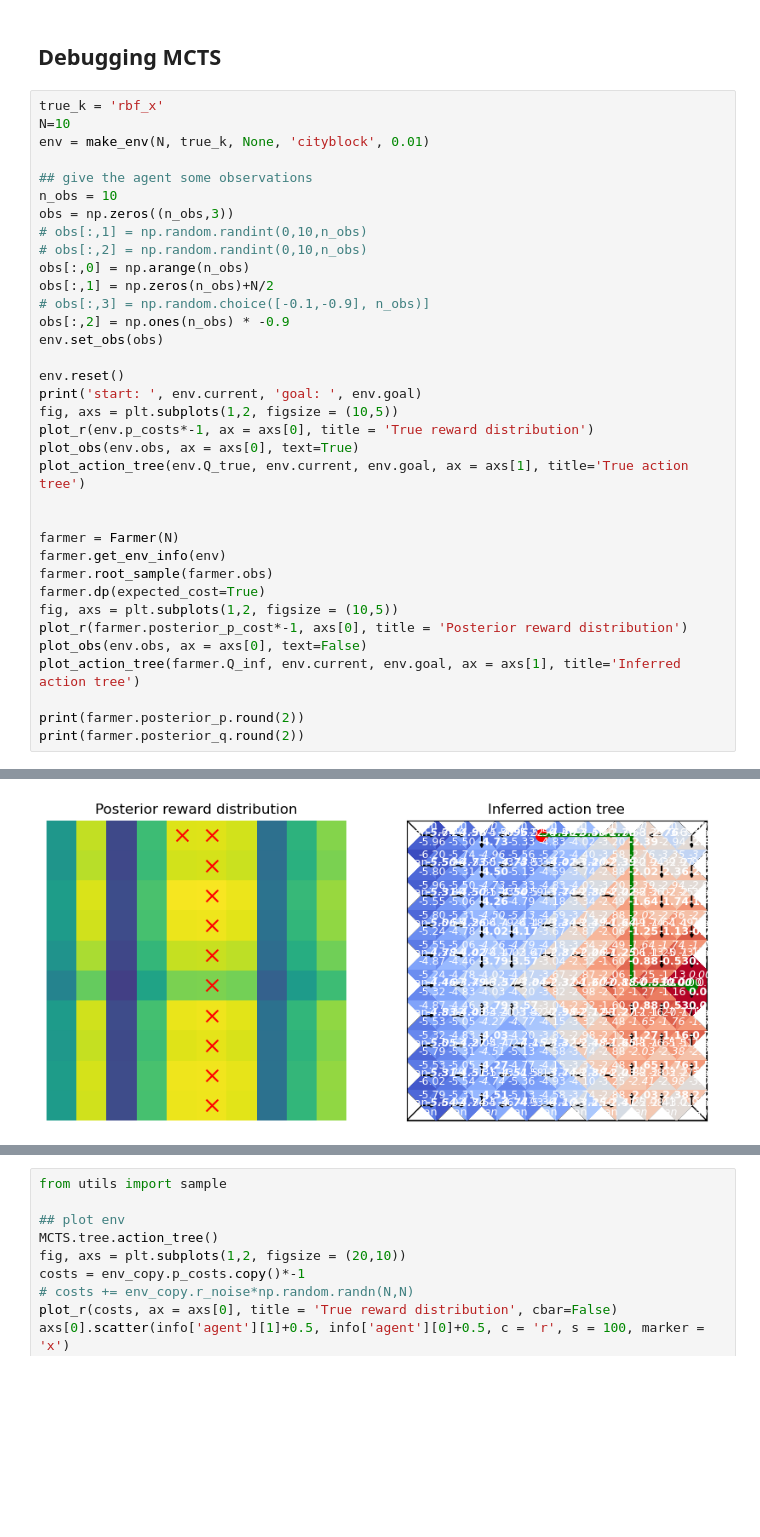
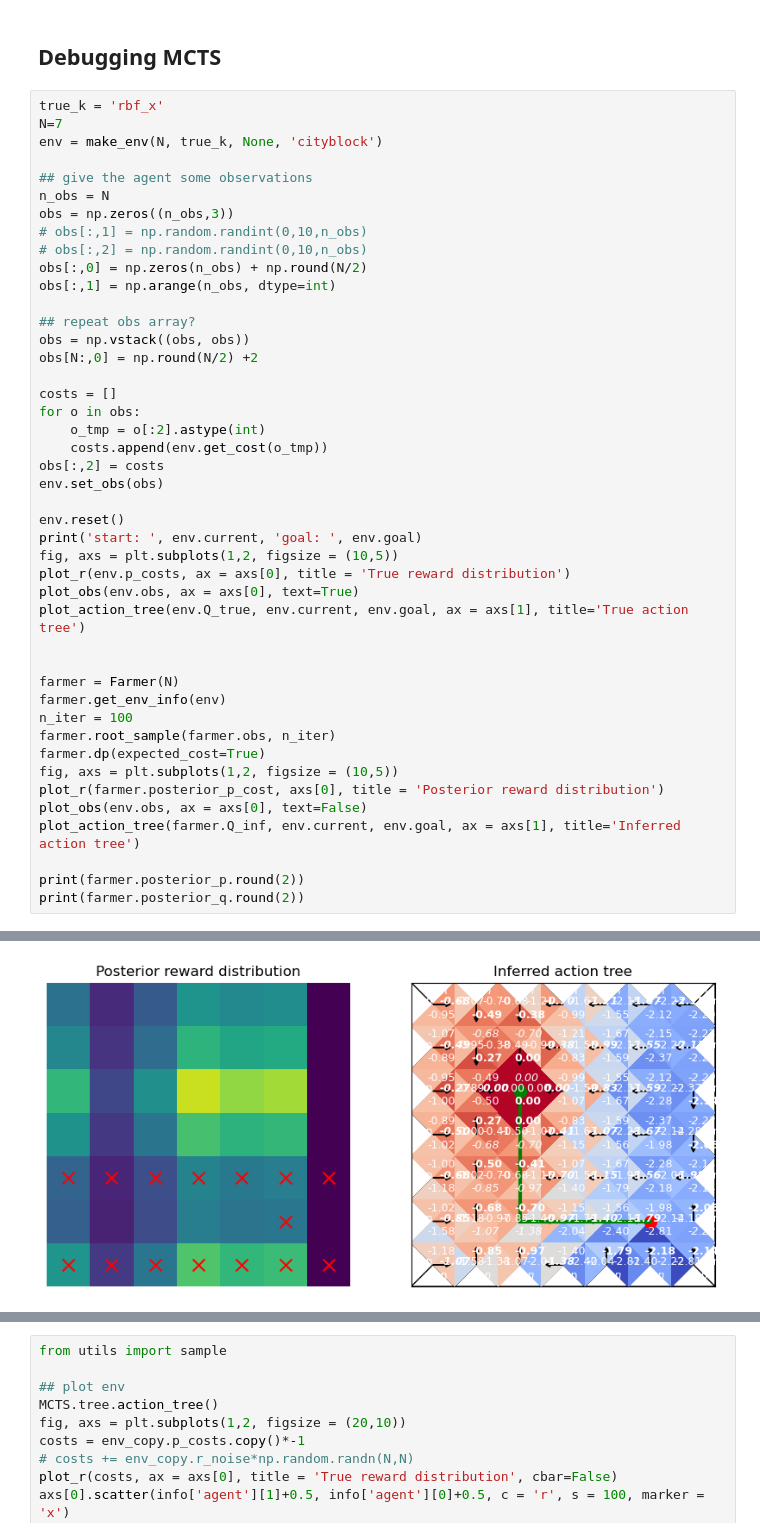
Before and after one commit to tgham/context_exploration, a Jupyter notebook: GP_worlds.ipynb, the cells around one changed output, grey strips where cells are left out. Cells and saved outputs as stored; diff of their text form; blank space fills up the shorter version.

```diff
--- a/GP_worlds.ipynb
+++ b/GP_worlds.ipynb
@@ -1232,34 +1268,43 @@ for mi, m in enumerate(simulated_mountains):
 ## Debugging MCTS
 # %%
 true_k = 'rbf_x'
-N=10
-env = make_env(N, true_k, None, 'cityblock', 0.01)
+N=7
+env = make_env(N, true_k, None, 'cityblock')
 
 ## give the agent some observations
-n_obs = 10
+n_obs = N
 obs = np.zeros((n_obs,3))
 # obs[:,1] = np.random.randint(0,10,n_obs)
 # obs[:,2] = np.random.randint(0,10,n_obs)
-obs[:,0] = np.arange(n_obs)
-obs[:,1] = np.zeros(n_obs)+N/2
-# obs[:,3] = np.random.choice([-0.1,-0.9], n_obs)]
-obs[:,2] = np.ones(n_obs) * -0.9
+obs[:,0] = np.zeros(n_obs) + np.round(N/2)
+obs[:,1] = np.arange(n_obs, dtype=int)
+
+## repeat obs array?
+obs = np.vstack((obs, obs))
+obs[N:,0] = np.round(N/2) +2
+
+costs = []
+for o in obs:
+    o_tmp = o[:2].astype(int)
+    costs.append(env.get_cost(o_tmp))
+obs[:,2] = costs
 env.set_obs(obs)
 
 env.reset()
 print('start: ', env.current, 'goal: ', env.goal)
 fig, axs = plt.subplots(1,2, figsize = (10,5))
-plot_r(env.p_costs*-1, ax = axs[0], title = 'True reward distribution')
+plot_r(env.p_costs, ax = axs[0], title = 'True reward distribution')
 plot_obs(env.obs, ax = axs[0], text=True)
 plot_action_tree(env.Q_true, env.current, env.goal, ax = axs[1], title='True action tree')
 
 
 farmer = Farmer(N)
 farmer.get_env_info(env)
-farmer.root_sample(farmer.obs)
+n_iter = 100
+farmer.root_sample(farmer.obs, n_iter)
 farmer.dp(expected_cost=True)
 fig, axs = plt.subplots(1,2, figsize = (10,5))
-plot_r(farmer.posterior_p_cost*-1, axs[0], title = 'Posterior reward distribution')
+plot_r(farmer.posterior_p_cost, axs[0], title = 'Posterior reward distribution')
 plot_obs(env.obs, ax = axs[0], text=False)
 plot_action_tree(farmer.Q_inf, env.current, env.goal, ax = axs[1], title='Inferred action tree')
 
@@ -1273 +1318 @@ start:  [0 4] goal:  [5 9]
-[figure, old version]
+[figure, new version]
```
Also changed, not shown: parts of 21 cells of this notebook, 2 other files.
